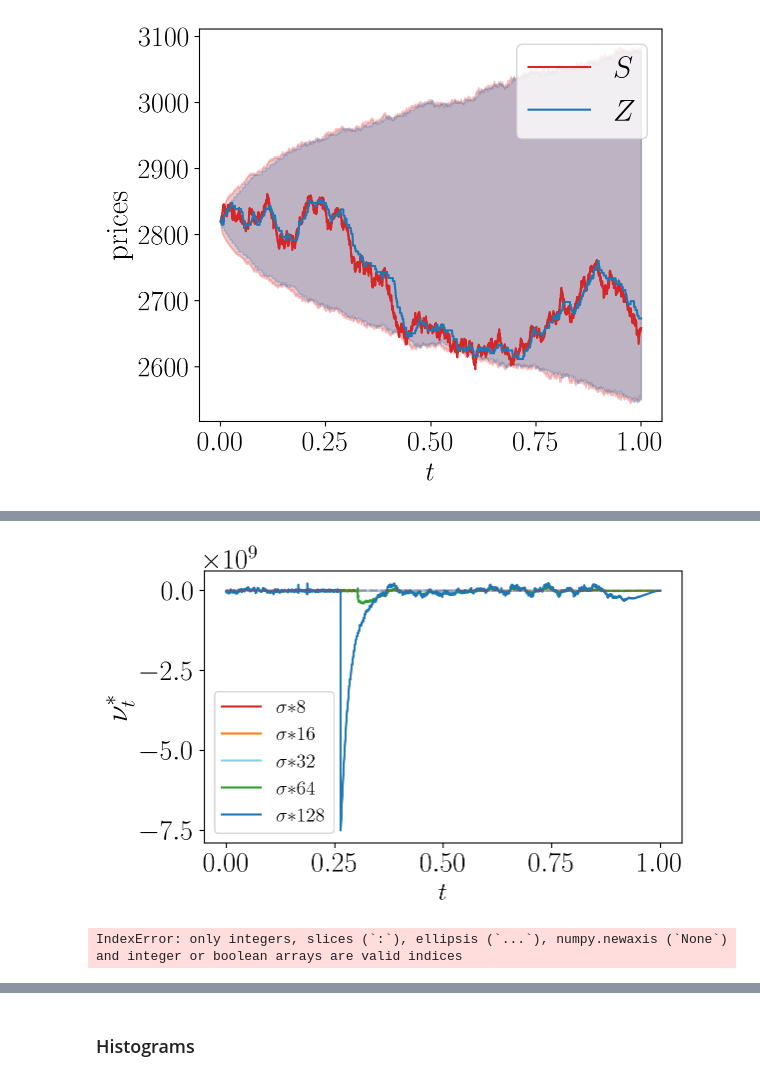
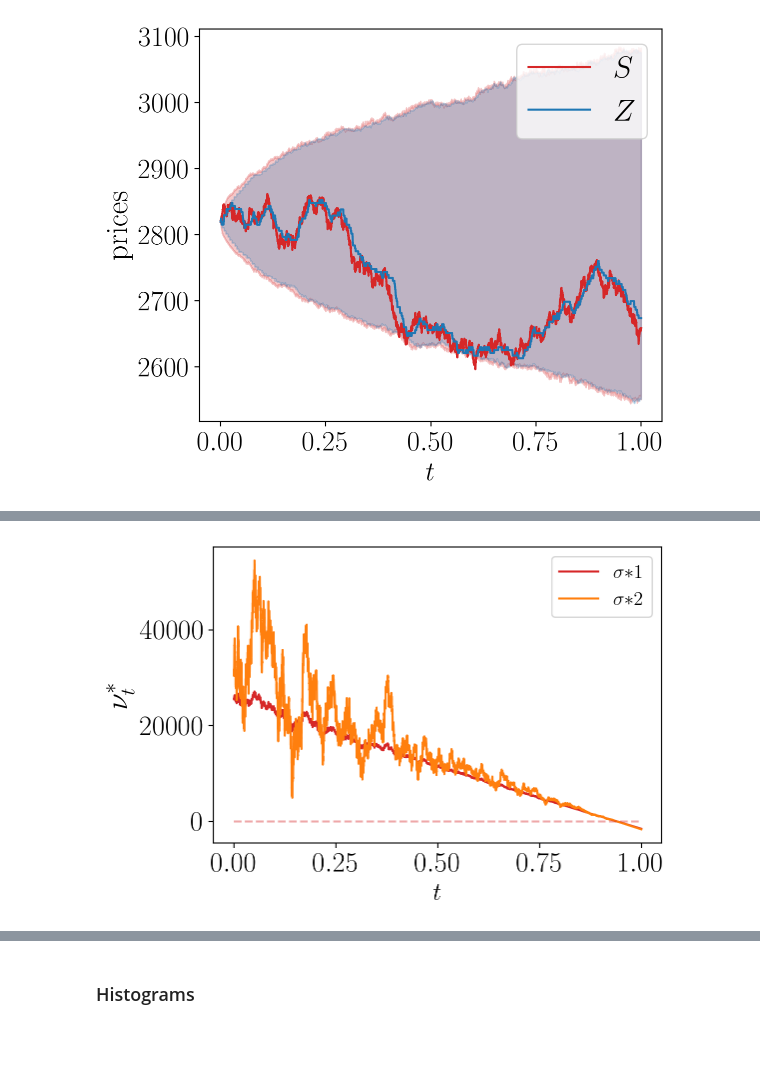
Before and after one commit to muhammadalifaqsha/amm-make-take-fee, a Jupyter notebook: 2-plots-risk-averse.ipynb, the cells around one changed output, grey strips where cells are left out. Saved outputs shown, nothing was run; the diff lists cells and outputs as text; code cells hidden in the pictures; blank space fills up the shorter version.

```diff
--- a/2-plots-risk-averse.ipynb
+++ b/2-plots-risk-averse.ipynb
@@ -223,9 +223,8 @@ plt_AMM.stress_two_parameters_two_sets_and_show_nu(environment= utils.environmen
 # %%
-plt_AMM.stress_parameter_and_show_nu(environment= utils.environment_exp, parameter = 'sigma', values = [8,16,32,64,128], to_print=r'$\sigma$', params=params_env,
-                                    savefig = True, filename = f'stress-sigma-{risk_type}', verbose = True, strag_vn = strag_vn, strag_LP = strag_LP)
+plt_AMM.stress_parameter_and_show_nu(environment= utils.environment_exp, parameter = 'sigma', values = [1,2], to_print=r'$\sigma$', params=params_env,
+                                    savefig = True, filename = f'stress-sigma-{risk_type}', verbose = False, strag_vn = strag_vn, strag_LP = strag_LP)
 # %% [output]
-[figure, old version]
+[figure, new version]
-IndexError: only integers, slices (`:`), ellipsis (`...`), numpy.newaxis (`None`) and integer or boolean arrays are valid indices
 # %%
 plt_AMM.stress_parameter_and_show_nu(environment= utils.environment_exp, parameter = 'gamma', values = [1,2,4,8,16,32],params=params_env, to_print=r'$\gamma$',
                                      savefig = True, filename = f'stress-gamma-{risk_type}', strag_vn = strag_vn, strag_LP = strag_LP)
```
Also changed, not shown: parts of 23 cells of this notebook.
